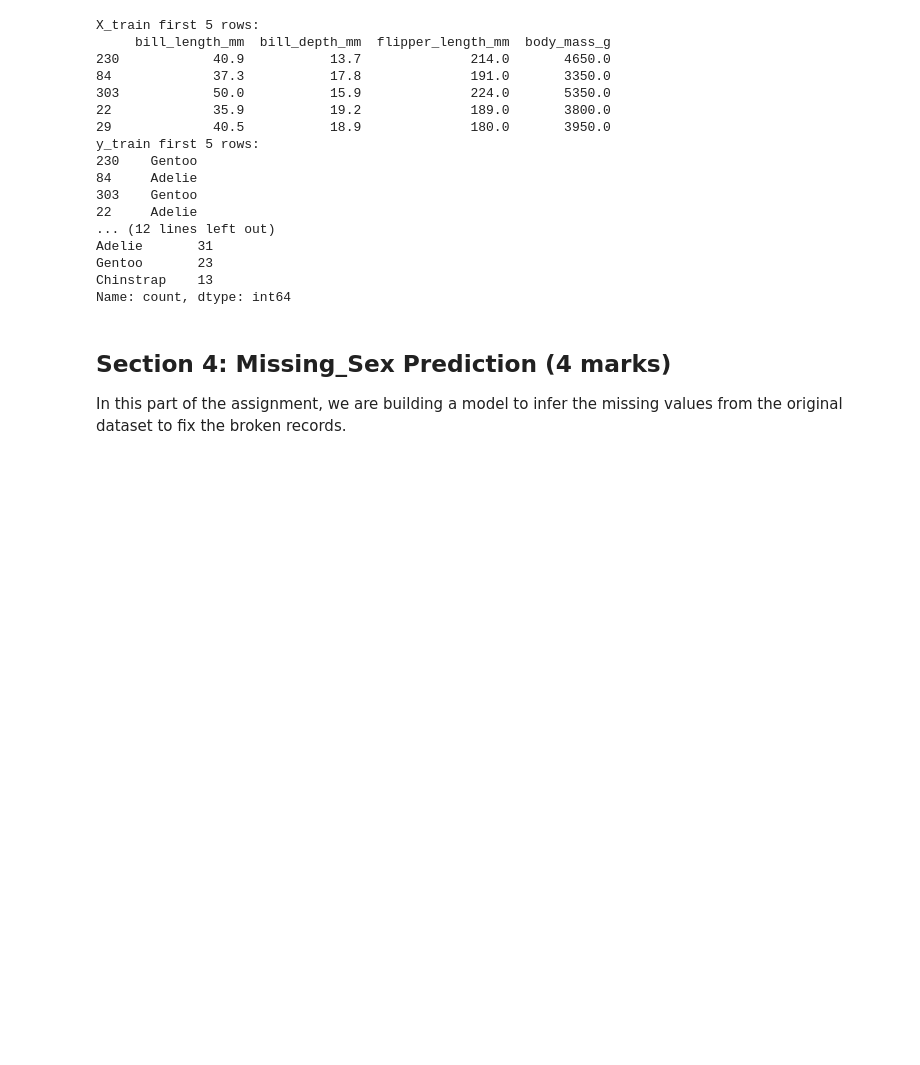
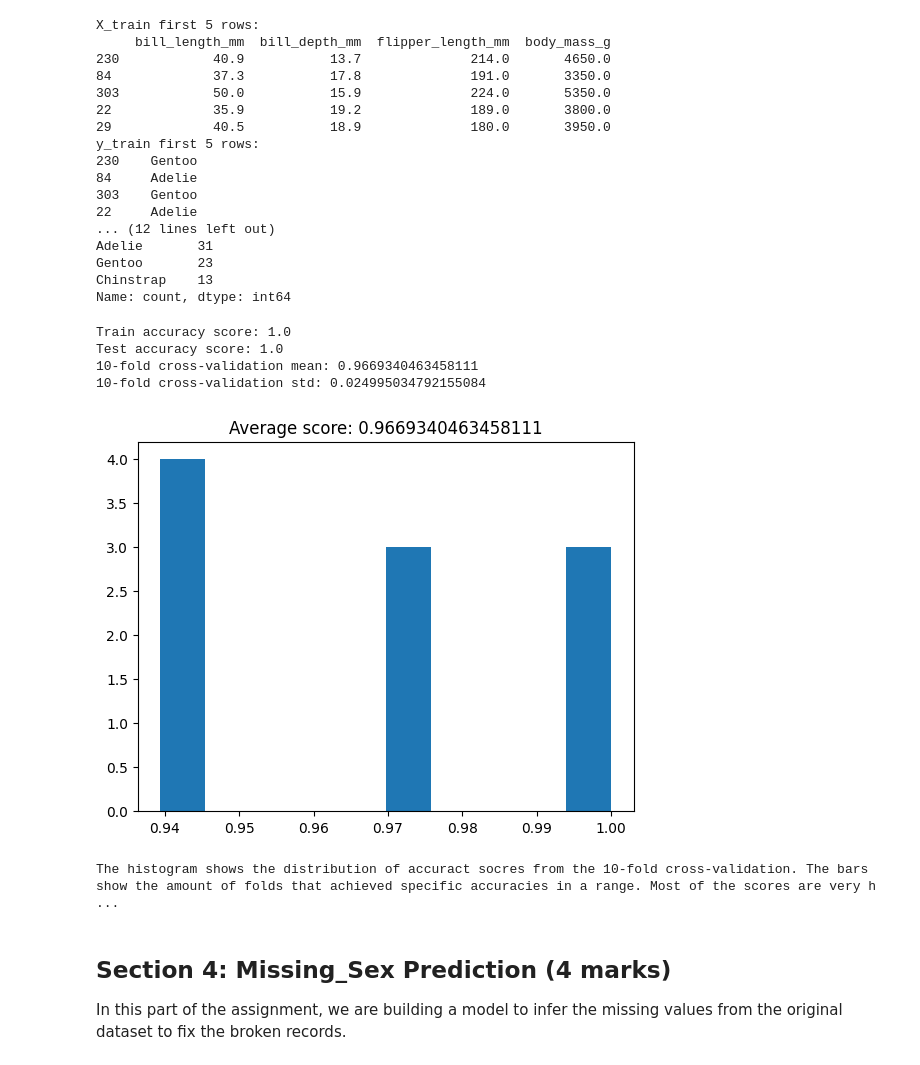
Before and after one commit to marxjoseph/SYSC4415A1, a Jupyter notebook: W2026/Assignments/A1/SYSC4415_W26_A1.ipynb, the cells around one changed output. Cells and saved outputs as stored; diff of their text form; code cells hidden in the pictures; blank space fills up the shorter version.

```diff
--- a/W2026/Assignments/A1/SYSC4415_W26_A1.ipynb
+++ b/W2026/Assignments/A1/SYSC4415_W26_A1.ipynb
@@ -321,19 +321,47 @@ Name: count, dtype: int64
 # %%
 """
 Q3b (3 marks)
 Train and evaluate a Decision Tree:
 1. Create a Decision Tree with default parameters (random_state=42)
 2. Evaluate the model:
    - Fit on training data (numerical features only)
    - Print training and test accuracy score for this tree
    - Perform 10-fold cross-validation
    - Print mean and std of cross-validation scores and build cv_scores histogram.
    - What does the histogram show?
 """
 
 from sklearn.model_selection import cross_val_score
 
-# YOUR ANSWER HERE
+# Decision Tree
+decision_tree_classifier = DecisionTreeClassifier(random_state=42)
+
+# Train
+decision_tree_classifier.fit(X_train, y_train)
+
+# Score
+print("Train accuracy score:", decision_tree_classifier.score(X_train, y_train))
+print("Test accuracy score:", decision_tree_classifier.score(X_test, y_test))
+
+# 10-fold cross-validation
+cv_scores = cross_val_score(decision_tree_classifier, X, y, cv=10)
+print("10-fold cross-validation mean:", cv_scores.mean())
+print("10-fold cross-validation std:", cv_scores.std())
+plt.hist(cv_scores)
+plt.title('Average score: {}'.format(np.mean(cv_scores)))
+plt.show()
+
+print("The histogram shows the distribution of accuract socres from the 10-fold \
+cross-validation. The bars show the amount of folds that achieved specific accuracies \
+in a range. Most of the scores are very high and close each other which means the model is \
+working well and is consistent.")
+# %% [output]
+Train accuracy score: 1.0
+Test accuracy score: 1.0
+10-fold cross-validation mean: 0.9669340463458111
+10-fold cross-validation std: 0.024995034792155084
+[figure, added]
+The histogram shows the distribution of accuract socres from the 10-fold cross-validation. The bars show the amount of folds that achieved specific accuracies in a range. Most of the scores are very h ...
 # %%
 """
 Q3c (3 marks)
```
